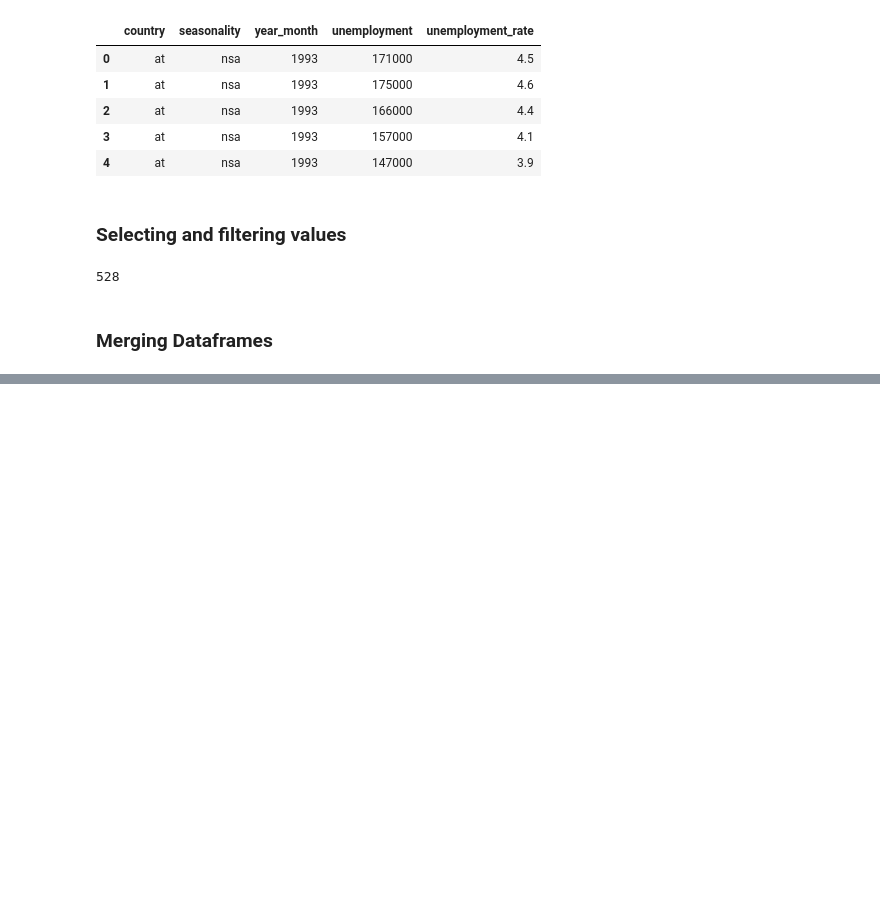
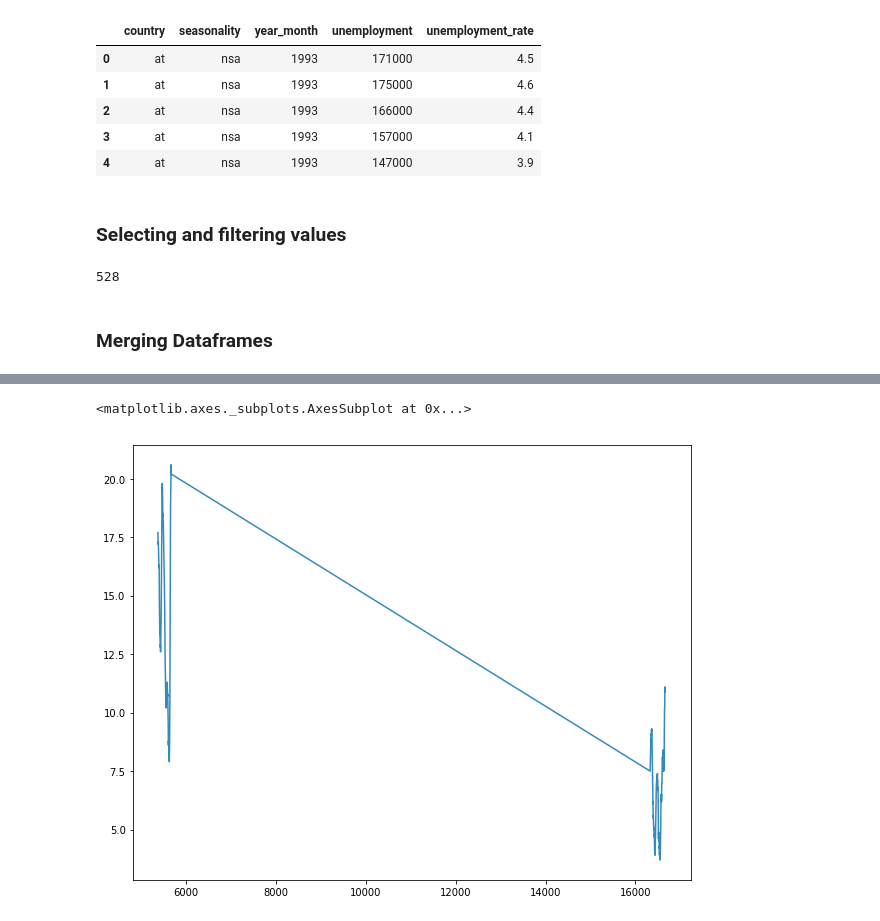
Before and after one commit to hnformentin/total_recall_crash_course, a Jupyter notebook: pandas_101.ipynb, the cells around one changed output, grey strips where cells are left out. Saved outputs shown, nothing was run; the diff lists cells and outputs as text; code cells hidden in the pictures; blank space fills up the shorter version.

```diff
--- a/pandas_101.ipynb
+++ b/pandas_101.ipynb
@@ -216,0 +283,7 @@ len(df[selection])
+# %%
+ps = df_merges[(df_merges['name_en'].isin(['Portugal','Spain'])) & (df_merges['seasonality'] == 'sa')]
+# %%
+ps['unemployment_rate'].plot(figsize=(10, 8), color='#348ABD')
+# %% [output]
+<matplotlib.axes._subplots.AxesSubplot at 0x...>
+[figure, added]
```
Also changed, not shown: parts of 24 cells of this notebook.
